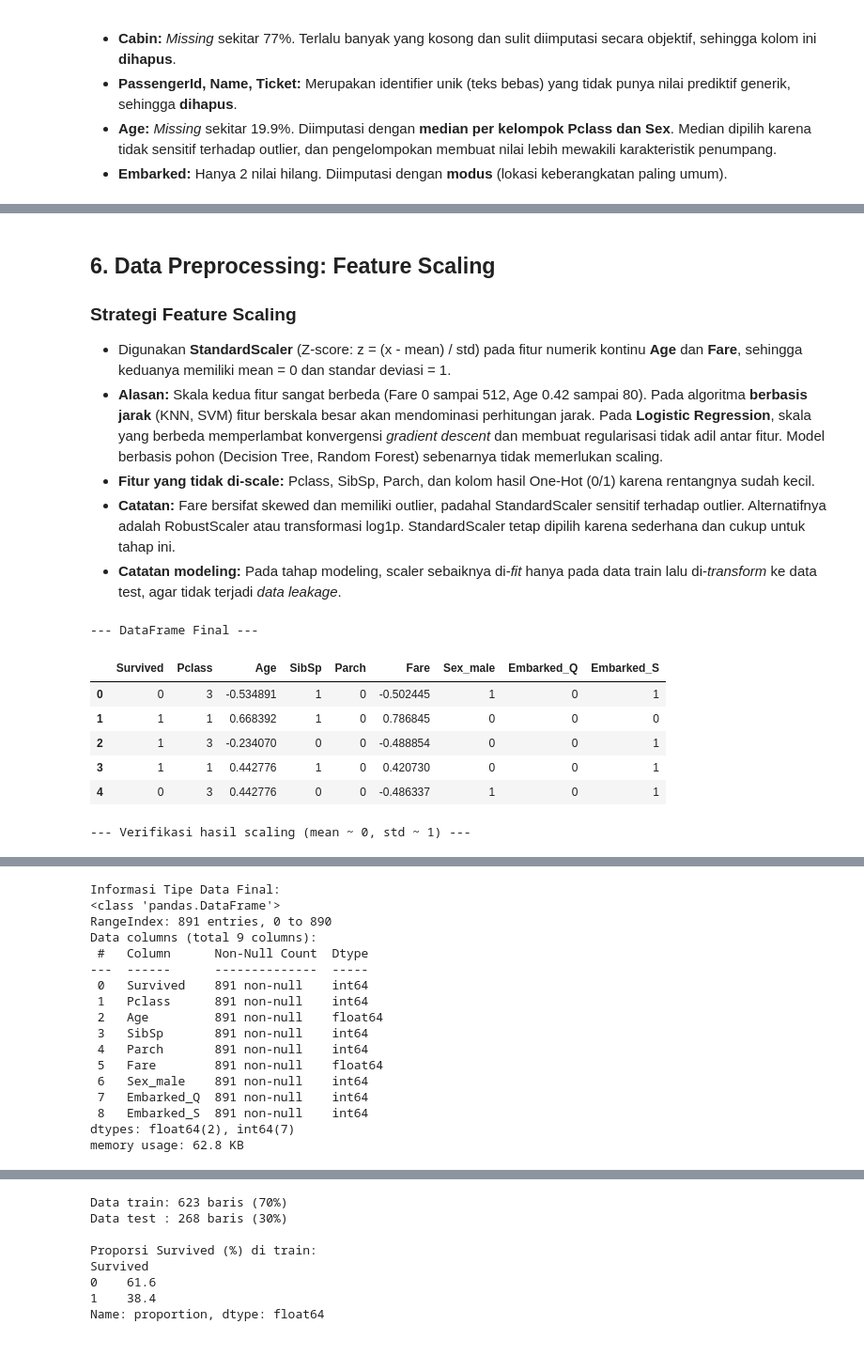
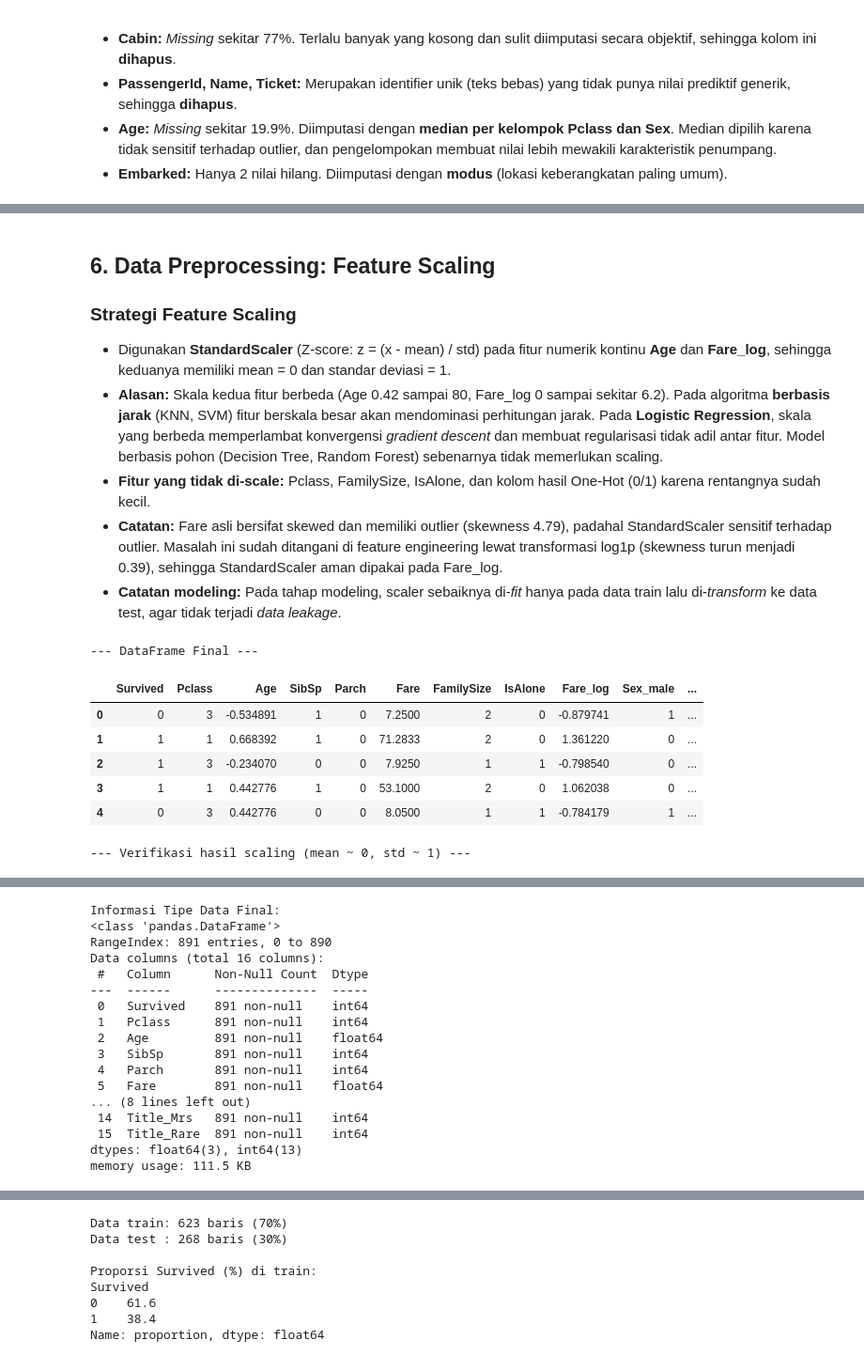
Before and after one commit to Bryanedwaardd/TitanicASG, a Jupyter notebook: 2902726031_Bryan Edward Widjaja_Titanic.ipynb, the cells around one changed output, grey strips where cells are left out. Shown at 94% size. Cells and saved outputs as stored; diff of their text form; code cells hidden in the pictures.

Commit message:
revisi dengan feature engineering

```diff
--- a/2902726031_Bryan Edward Widjaja_Titanic.ipynb
+++ b/2902726031_Bryan Edward Widjaja_Titanic.ipynb
@@ -243,0 +267,24 @@ Skewness Fare: 4.79
+# %%
+# 1. FamilySize & IsAlone
+df['FamilySize'] = df['SibSp'] + df['Parch'] + 1
+df['IsAlone'] = (df['FamilySize'] == 1).astype(int)
+
+# 2. Title dari Name
+df['Title'] = df['Name'].str.extract(r',\s*([^\.]+)\.', expand=False).str.strip()
+df['Title'] = df['Title'].replace({'Mlle': 'Miss', 'Ms': 'Miss', 'Mme': 'Mrs'})
+main_titles = ['Mr', 'Miss', 'Mrs', 'Master']
+df['Title'] = df['Title'].where(df['Title'].isin(main_titles), 'Rare')
+
+# 3. Fare_log
+df['Fare_log'] = np.log1p(df['Fare'])
+
+# Cek hasil
+display(df[['Name', 'Title', 'SibSp', 'Parch', 'FamilySize', 'IsAlone', 'Fare', 'Fare_log']].head(8))
+
+print("\n--- Survival Rate (%) berdasarkan Title ---")
+print((df.groupby('Title')['Survived'].mean() * 100).round(1))
+print("\n--- Survival Rate (%) berdasarkan IsAlone ---")
+print((df.groupby('IsAlone')['Survived'].mean() * 100).round(1))
+print("\n--- Survival Rate (%) berdasarkan FamilySize ---")
+print((df.groupby('FamilySize')['Survived'].mean() * 100).round(1))
+print(f"\nSkewness Fare: {df['Fare'].skew():.2f} -> Fare_log: {df['Fare_log'].skew():.2f}")
@@ -284,6 +369,6 @@ dtype: int64
 - **Pclass:** Bersifat **ordinal** (1 > 2 > 3) dan sudah numerik berurutan, sehingga tidak perlu di-encode lagi.
 # %%
-df_encoded = pd.get_dummies(df_clean, columns=['Sex', 'Embarked'], drop_first=True, dtype=int)
+df_encoded = pd.get_dummies(df_clean, columns=['Sex', 'Embarked', 'Title'], drop_first=True, dtype=int)
 
 print("--- Data Setelah Categorical Encoding ---")
 display(df_encoded.head())
@@ -299,32 +384,32 @@ display(df_encoded.head())
 ## 6. Data Preprocessing: Feature Scaling
 
 ### Strategi Feature Scaling
-- Digunakan **StandardScaler** (Z-score: z = (x - mean) / std) pada fitur numerik kontinu **Age** dan **Fare**, sehingga keduanya memiliki mean = 0 dan standar deviasi = 1.
-- **Alasan:** Skala kedua fitur sangat berbeda (Fare 0 sampai 512, Age 0.42 sampai 80). Pada algoritma **berbasis jarak** (KNN, SVM) fitur berskala besar akan mendominasi perhitungan jarak. Pada **Logistic Regression**, skala yang berbeda memperlambat konvergensi *gradient descent* dan membuat regularisasi tidak adil antar fitur. Model berbasis pohon (Decision Tree, Random Forest) sebenarnya tidak memerlukan scaling.
-- **Fitur yang tidak di-scale:** Pclass, SibSp, Parch, dan kolom hasil One-Hot (0/1) karena rentangnya sudah kecil.
-- **Catatan:** Fare bersifat skewed dan memiliki outlier, padahal StandardScaler sensitif terhadap outlier. Alternatifnya adalah RobustScaler atau transformasi log1p. StandardScaler tetap dipilih karena sederhana dan cukup untuk tahap ini.
+- Digunakan **StandardScaler** (Z-score: z = (x - mean) / std) pada fitur numerik kontinu **Age** dan **Fare_log**, sehingga keduanya memiliki mean = 0 dan standar deviasi = 1.
+- **Alasan:** Skala kedua fitur berbeda (Age 0.42 sampai 80, Fare_log 0 sampai sekitar 6.2). Pada algoritma **berbasis jarak** (KNN, SVM) fitur berskala besar akan mendominasi perhitungan jarak. Pada **Logistic Regression**, skala yang berbeda memperlambat konvergensi *gradient descent* dan membuat regularisasi tidak adil antar fitur. Model berbasis pohon (Decision Tree, Random Forest) sebenarnya tidak memerlukan scaling.
+- **Fitur yang tidak di-scale:** Pclass, FamilySize, IsAlone, dan kolom hasil One-Hot (0/1) karena rentangnya sudah kecil.
+- **Catatan:** Fare asli bersifat skewed dan memiliki outlier (skewness 4.79), padahal StandardScaler sensitif terhadap outlier. Masalah ini sudah ditangani di feature engineering lewat transformasi log1p (skewness turun menjadi 0.39), sehingga StandardScaler aman dipakai pada Fare_log.
 - **Catatan modeling:** Pada tahap modeling, scaler sebaiknya di-*fit* hanya pada data train lalu di-*transform* ke data test, agar tidak terjadi *data leakage*.
 # %%
 scaler = StandardScaler()
 df_final = df_encoded.copy()
 
-num_cols = ['Age', 'Fare']
+num_cols = ['Age', 'Fare_log']
 df_final[num_cols] = scaler.fit_transform(df_encoded[num_cols])
 
 print("--- DataFrame Final ---")
 display(df_final.head())
 
 print("\n--- Verifikasi hasil scaling (mean ~ 0, std ~ 1) ---")
 display(df_final[num_cols].agg(['mean', 'std']).round(3))
 
 print("\nInformasi Tipe Data Final:")
 df_final.info()
 # %% [output]
 --- DataFrame Final ---
-|  | Survived | Pclass | Age | SibSp | Parch | Fare | Sex_male | Embarked_Q | Embarked_S |
-| 0 | 0 | 3 | -0.534891 | 1 | 0 | -0.502445 | 1 | 0 | 1 |
-| 1 | 1 | 1 | 0.668392 | 1 | 0 | 0.786845 | 0 | 0 | 0 |
-| 2 | 1 | 3 | -0.234070 | 0 | 0 | -0.488854 | 0 | 0 | 1 |
-| 3 | 1 | 1 | 0.442776 | 1 | 0 | 0.420730 | 0 | 0 | 1 |
-| 4 | 0 | 3 | 0.442776 | 0 | 0 | -0.486337 | 1 | 0 | 1 |
+|  | Survived | Pclass | Age | SibSp | Parch | Fare | FamilySize | IsAlone | Fare_log | Sex_male | ... |
+| 0 | 0 | 3 | -0.534891 | 1 | 0 | 7.2500 | 2 | 0 | -0.879741 | 1 | ... |
+| 1 | 1 | 1 | 0.668392 | 1 | 0 | 71.2833 | 2 | 0 | 1.361220 | 0 | ... |
+| 2 | 1 | 3 | -0.234070 | 0 | 0 | 7.9250 | 1 | 1 | -0.798540 | 0 | ... |
+| 3 | 1 | 1 | 0.442776 | 1 | 0 | 53.1000 | 2 | 0 | 1.062038 | 0 | ... |
+| 4 | 0 | 3 | 0.442776 | 0 | 0 | 8.0500 | 1 | 1 | -0.784179 | 1 | ... |
 --- Verifikasi hasil scaling (mean ~ 0, std ~ 1) ---
@@ -334,7 +419,7 @@ df_final.info()
 Informasi Tipe Data Final:
 <class 'pandas.DataFrame'>
 RangeIndex: 891 entries, 0 to 890
-Data columns (total 9 columns):
+Data columns (total 16 columns):
  #   Column      Non-Null Count  Dtype
 ---  ------      --------------  -----
  0   Survived    891 non-null    int64
@@ -343,11 +428,11 @@ Data columns (total 9 columns):
  3   SibSp       891 non-null    int64
  4   Parch       891 non-null    int64
  5   Fare        891 non-null    float64
- 6   Sex_male    891 non-null    int64
- 7   Embarked_Q  891 non-null    int64
- 8   Embarked_S  891 non-null    int64
-dtypes: float64(2), int64(7)
-memory usage: 62.8 KB
+... (8 lines left out)
+ 14  Title_Mrs   891 non-null    int64
+ 15  Title_Rare  891 non-null    int64
+dtypes: float64(3), int64(13)
+memory usage: 111.5 KB
 # %%
 # Validasi akhir: tidak ada missing value dan semua kolom numerik
 assert df_final.isnull().sum().sum() == 0, "Masih ada missing value!"
```
Also changed, not shown: parts of 17 cells of this notebook.
